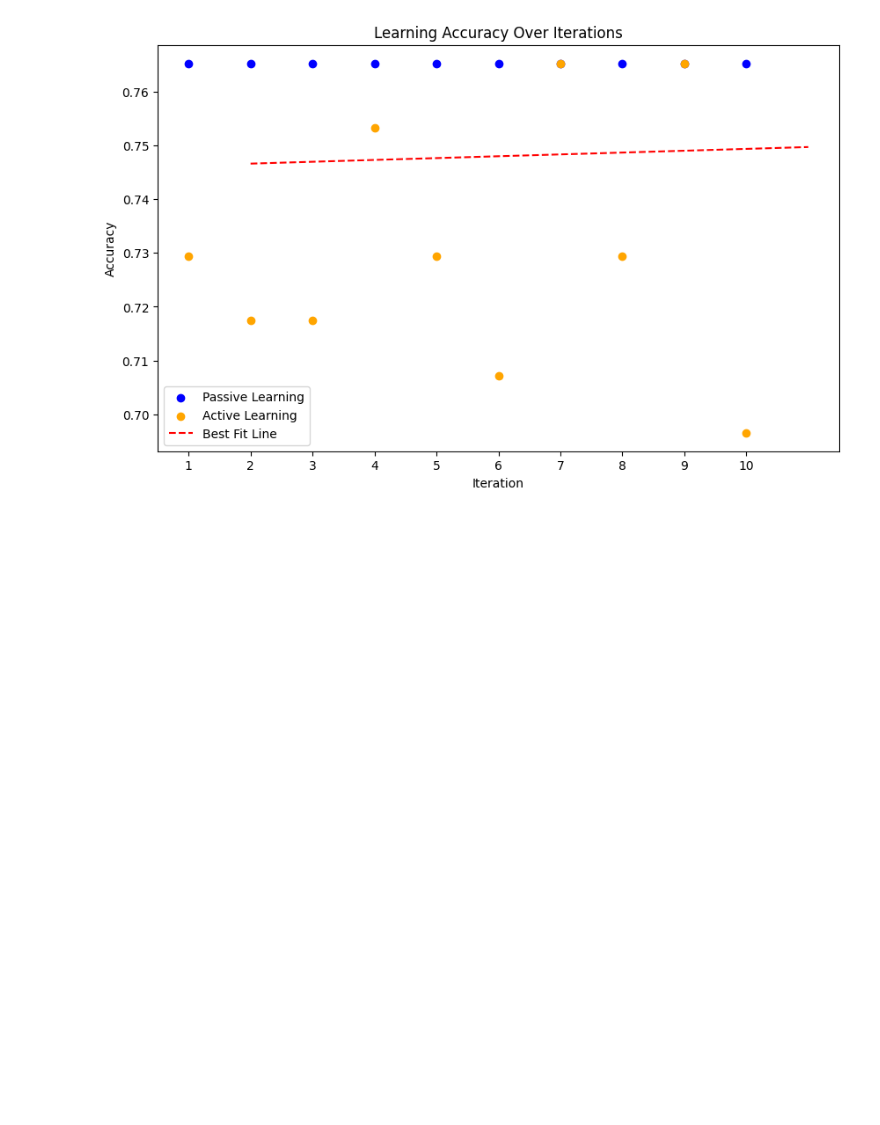
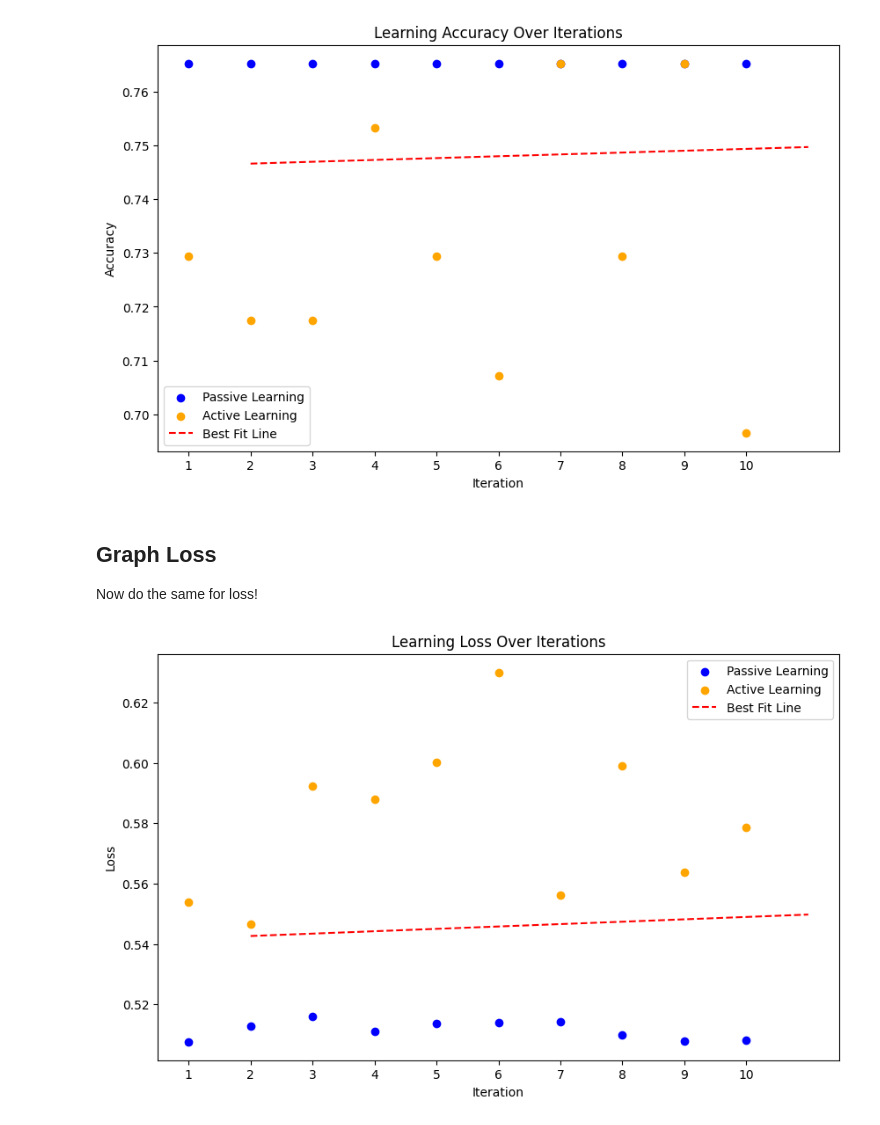
Before and after one commit to cmh02/HSSFLDON, a Jupyter notebook: results/HSSFLDON_DisplayResults.ipynb, the cells around one changed output. Saved outputs shown, nothing was run; the diff lists cells and outputs as text; code cells hidden in the pictures; blank space fills up the shorter version.

Commit message:
Displaying results for accuracy + loss with singlemaxconfidence

```diff
--- a/results/HSSFLDON_DisplayResults.ipynb
+++ b/results/HSSFLDON_DisplayResults.ipynb
@@ -17,7 +17,7 @@ Load results from our json file. Results are saved in a dict like:
 
 `{ trainingIteration: { passive_or_active: { loss: val, accuracy: val } } }`
 # %%
-resultsPath = "model_evaluation_history.json"
+resultsPath = "singlemaxconfidence_results.json"
 if not os.path.exists(resultsPath):
     print(f"Results file not found at path: {resultsPath}")
 else:
@@ -59,3 +59,40 @@ plt.legend()
 plt.show()
 # %% [output]
 [figure]
+# %% [markdown]
+## Graph Loss
+
+Now do the same for loss!
+# %%
+# Extract all losses
+lossDf = pd.DataFrame(columns=["iteration", "learning_mode", "loss"])
+for iteration in results:
+    for learningMode in ["passive", "active"]:
+        loss = results[iteration][learningMode].get("loss", None)
+        if loss is not None:
+            lossDf = pd.concat([lossDf, pd.DataFrame({"iteration": [iteration], "learning_mode": [learningMode], "loss": [loss]})], ignore_index=True)
+
+# Make figure for plotting
+plt.figure(figsize=(10, 6))
+
+# Plot passive learning losses as blue dots
+passiveDf = lossDf[lossDf["learning_mode"] == "passive"]
+plt.scatter(passiveDf["iteration"], passiveDf["loss"], color="blue", label="Passive Learning")
+
+# Plot active learning losses as orange dots
+activeDf = lossDf[lossDf["learning_mode"] == "active"]
+plt.scatter(activeDf["iteration"], activeDf["loss"], color="orange", label="Active Learning")
+
+# Best fit line
+zLoss = np.polyfit(lossDf["iteration"].astype(float), lossDf["loss"].astype(float), 1)
+pLoss = np.poly1d(zLoss)
+plt.plot(lossDf["iteration"].astype(float), pLoss(lossDf["iteration"].astype(float)), color="red", linestyle="--", label="Best Fit Line")
+
+# Add labels and title
+plt.xlabel("Iteration")
+plt.ylabel("Loss")
+plt.title("Learning Loss Over Iterations")
+plt.legend()
+plt.show()
+# %% [output]
+[figure, added]
```
Also changed, not shown: 3 other files.
